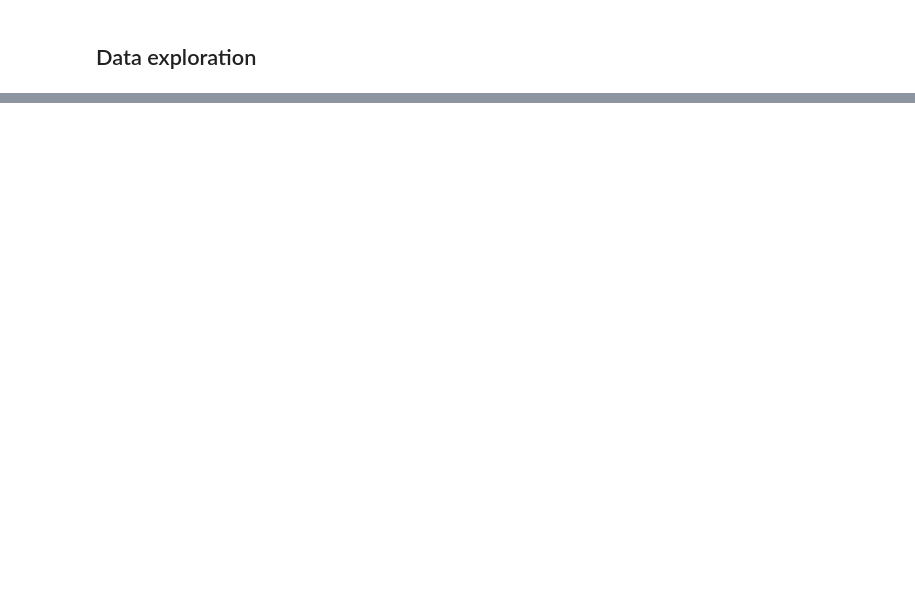
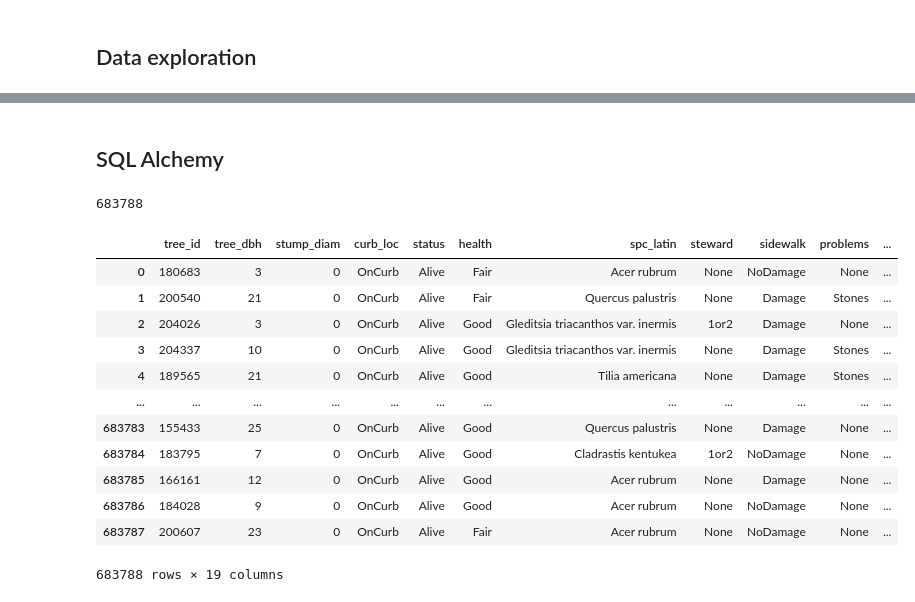
Before and after one commit to berkayersoy/Project8_cleaning, a Jupyter notebook: project8.ipynb, the cells around one changed output, grey strips where cells are left out. Saved outputs shown, nothing was run; the diff lists cells and outputs as text; code cells hidden in the pictures; blank space fills up the shorter version.

```diff
--- a/project8.ipynb
+++ b/project8.ipynb
@@ -44,0 +197,6 @@ array([[<AxesSubplot: title={'center': 'tree_id'}>,
+# %%
+# Changing the NaN values with most common values.
+tree_census_subset['problems'].fillna('None', inplace=True)
+tree_census_subset['health'].fillna('Good', inplace=True)
+tree_census_subset['spc_latin'].fillna('No Observation', inplace=True)
+tree_census_subset['sidewalk'].fillna('NoDamage', inplace=True)
@@ -44,0 +254,3 @@ array([[<AxesSubplot: title={'center': 'tree_id'}>,
+# %%
+# Removing outliers from the original dataset
+tree_census_subset = tree_census_subset[(tree_census_subset['tree_dbh']<=60) | (tree_census_subset['stump_diam']<=60)]
@@ -44,0 +298,4 @@ array([[<AxesSubplot: title={'center': 'tree_id'}>,
+# %%
+df = tree_census_subset
+# %% [markdown]
+## SQL Alchemy
@@ -44,0 +313,20 @@ array([[<AxesSubplot: title={'center': 'tree_id'}>,
+# %%
+df.to_sql('tree_census', engine, 'project8', if_exists='replace', index=True)
+# %% [output]
+683788
+# %%
+df
+# %% [output]
+|  | tree_id | tree_dbh | stump_diam | curb_loc | status | health | spc_latin | steward | sidewalk | problems | ... |
+| 0 | 180683 | 3 | 0 | OnCurb | Alive | Fair | Acer rubrum | None | NoDamage | None | ... |
+| 1 | 200540 | 21 | 0 | OnCurb | Alive | Fair | Quercus palustris | None | Damage | Stones | ... |
+| 2 | 204026 | 3 | 0 | OnCurb | Alive | Good | Gleditsia triacanthos var. inermis | 1or2 | Damage | None | ... |
+| 3 | 204337 | 10 | 0 | OnCurb | Alive | Good | Gleditsia triacanthos var. inermis | None | Damage | Stones | ... |
+| 4 | 189565 | 21 | 0 | OnCurb | Alive | Good | Tilia americana | None | Damage | Stones | ... |
+| ... | ... | ... | ... | ... | ... | ... | ... | ... | ... | ... | ... |
+| 683783 | 155433 | 25 | 0 | OnCurb | Alive | Good | Quercus palustris | None | Damage | None | ... |
+| 683784 | 183795 | 7 | 0 | OnCurb | Alive | Good | Cladrastis kentukea | 1or2 | NoDamage | None | ... |
+| 683785 | 166161 | 12 | 0 | OnCurb | Alive | Good | Acer rubrum | None | Damage | None | ... |
+| 683786 | 184028 | 9 | 0 | OnCurb | Alive | Good | Acer rubrum | None | NoDamage | None | ... |
+| 683787 | 200607 | 23 | 0 | OnCurb | Alive | Fair | Acer rubrum | None | NoDamage | None | ... |
+683788 rows × 19 columns
```
Also changed, not shown: parts of 34 cells of this notebook.
